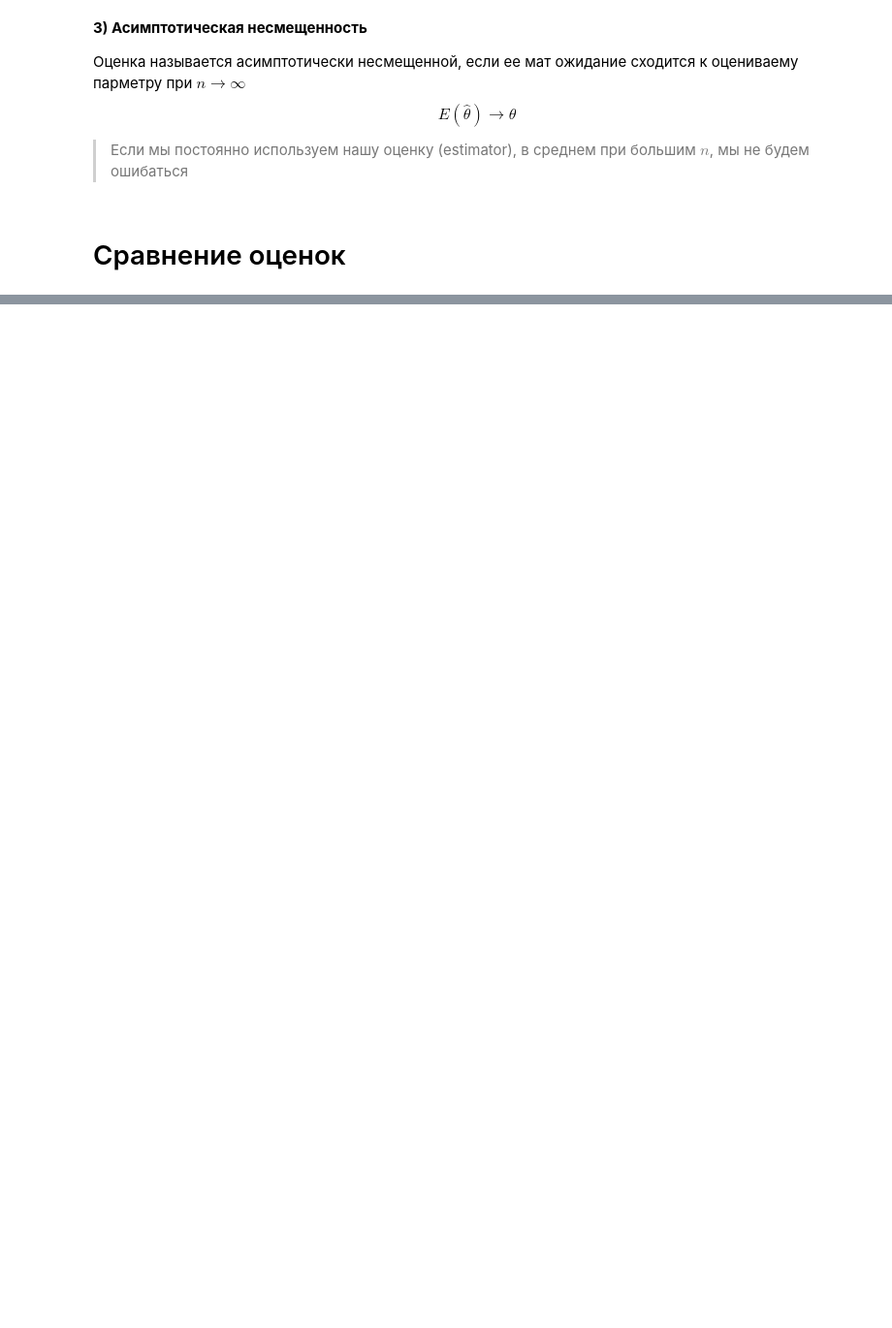
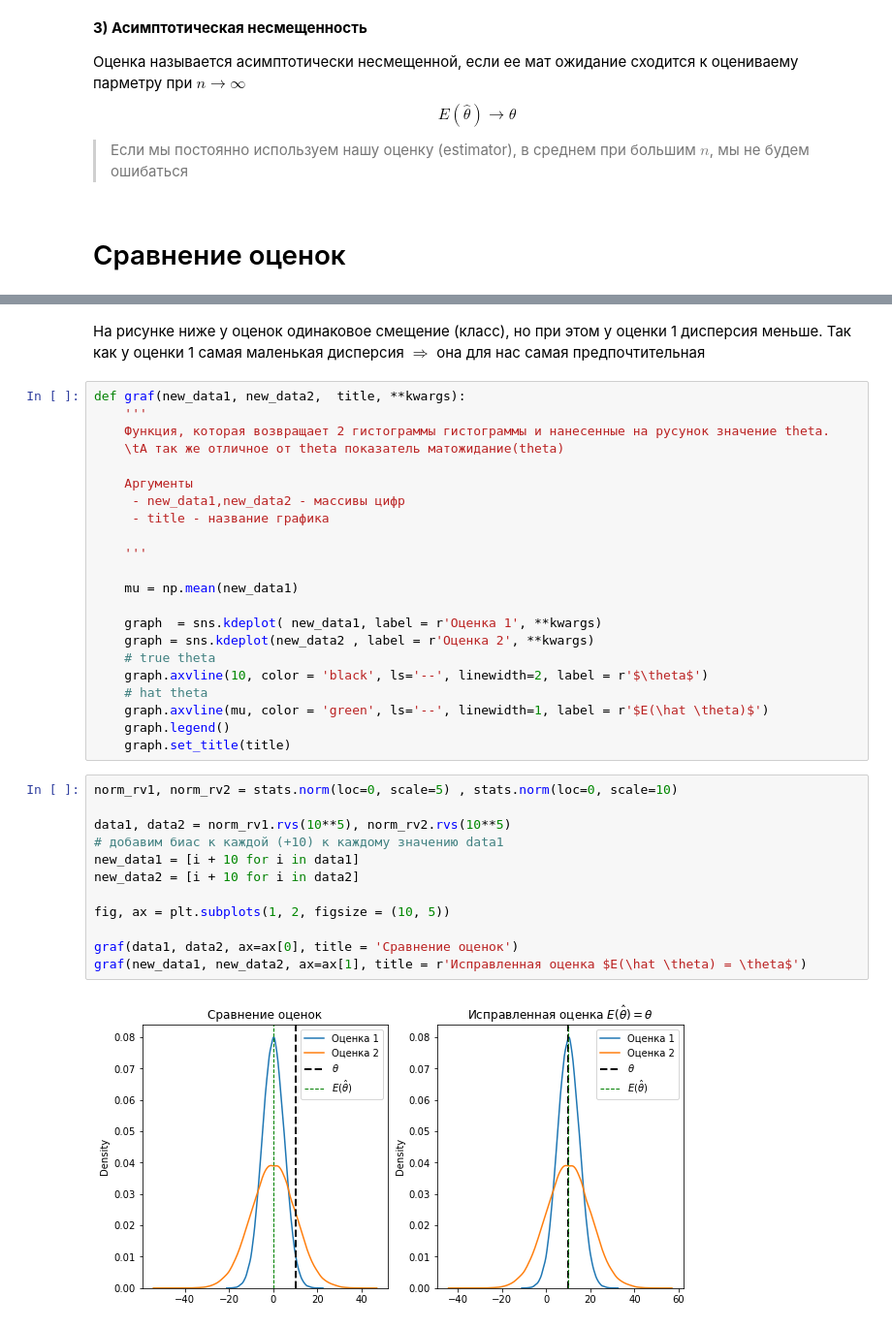
Before and after one commit to iboiarkin96/education_courses, a Jupyter notebook: Машинное обучение от статистики до нейросетей[ВШЭ]/Неделя 2/Неделя2.ipynb, the cells around one changed output, grey strips where cells are left out. Shown: that part at 97% size. Saved outputs shown, nothing was run; the diff lists cells and outputs as text; blank space fills up the shorter version.

```diff
--- a/Машинное обучение от статистики до нейросетей[ВШЭ]/Неделя 2/Неделя2.ipynb
+++ b/Машинное обучение от статистики до нейросетей[ВШЭ]/Неделя 2/Неделя2.ipynb
@@ -39,0 +69,38 @@ $$
+# %% [markdown]
+На рисунке ниже у оценок одинаковое смещение (класс), но при этом у оценки 1 дисперсия меньше. Так как у оценки 1 самая маленькая дисперсия $ \Rightarrow$ она для нас самая предпочтительная
+# %%
+def graf(new_data1, new_data2,  title, **kwargs):
+    '''
+    Функция, которая возвращает 2 гистограммы гистограммы и нанесенные на русунок значение thetа.
+    \tА так же отличное от thetа показатель матожидание(thetа)
+
+    Аргументы
+     - new_data1,new_data2 - массивы цифр
+     - title - название графика
+
+    '''
+
+    mu = np.mean(new_data1)
+
+    graph  = sns.kdeplot( new_data1, label = r'Оценка 1', **kwargs)
+    graph = sns.kdeplot(new_data2 , label = r'Оценка 2', **kwargs)
+    # true theta
+    graph.axvline(10, color = 'black', ls='--', linewidth=2, label = r'$\theta$')
+    # hat theta
+    graph.axvline(mu, color = 'green', ls='--', linewidth=1, label = r'$E(\hat \theta)$')
+    graph.legend()
+    graph.set_title(title)
+# %%
+norm_rv1, norm_rv2 = stats.norm(loc=0, scale=5) , stats.norm(loc=0, scale=10)
+
+data1, data2 = norm_rv1.rvs(10**5), norm_rv2.rvs(10**5)
+# добавим биас к каждой (+10) к каждому значению data1
+new_data1 = [i + 10 for i in data1]
+new_data2 = [i + 10 for i in data2]
+
+fig, ax = plt.subplots(1, 2, figsize = (10, 5))
+
+graf(data1, data2, ax=ax[0], title = 'Сравнение оценок')
+graf(new_data1, new_data2, ax=ax[1], title = r'Исправленная оценка $E(\hat \theta) = \theta$')
+# %% [output]
+[figure, added]
```
Also changed, not shown: parts of 8 cells of this notebook, 9 other files.
